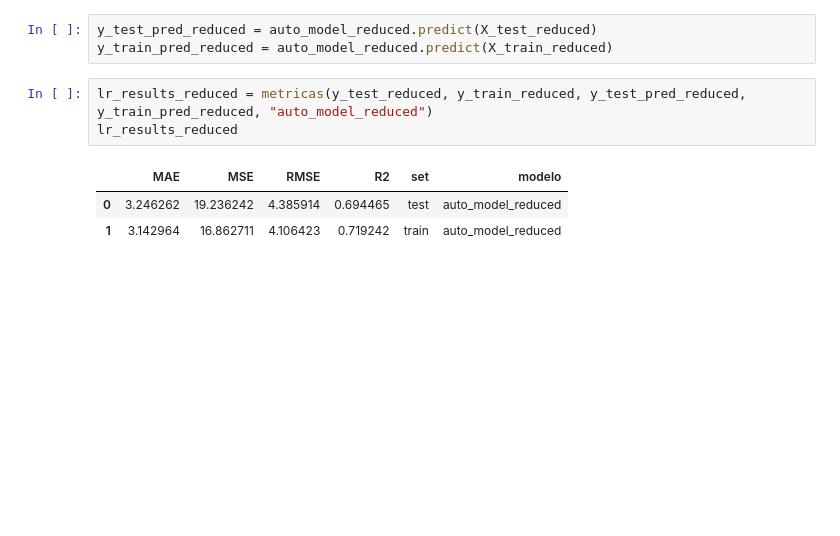
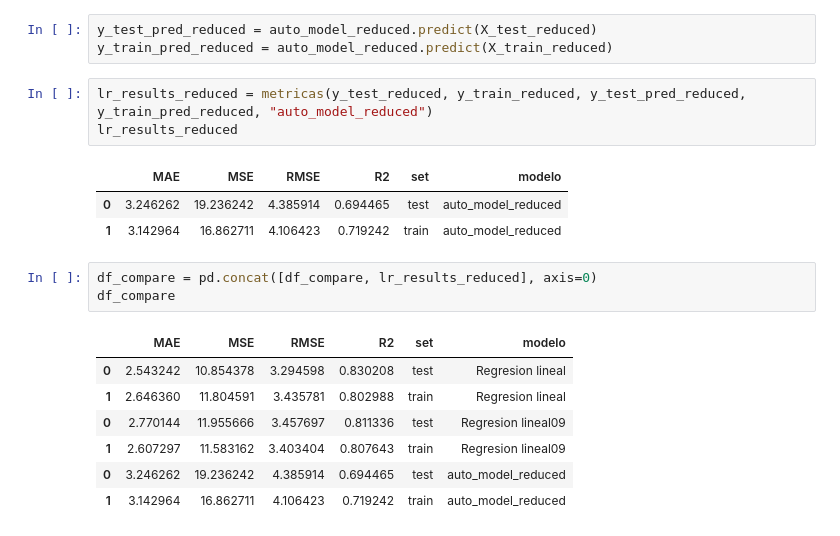
Before and after one commit to Ironhack-Part-Time-Enero2022/lab-intro-to-sklearn, a Jupyter notebook: your-code/main.ipynb, the cells around one changed output. Saved outputs shown, nothing was run; the diff lists cells and outputs as text; blank space fills up the shorter version.

```diff
--- a/your-code/main.ipynb
+++ b/your-code/main.ipynb
@@ -427,3 +427,14 @@ lr_results_reduced
 |  | MAE | MSE | RMSE | R2 | set | modelo |
 | 0 | 3.246262 | 19.236242 | 4.385914 | 0.694465 | test | auto_model_reduced |
 | 1 | 3.142964 | 16.862711 | 4.106423 | 0.719242 | train | auto_model_reduced |
+# %%
+df_compare = pd.concat([df_compare, lr_results_reduced], axis=0)
+df_compare
+# %% [output]
+|  | MAE | MSE | RMSE | R2 | set | modelo |
+| 0 | 2.543242 | 10.854378 | 3.294598 | 0.830208 | test | Regresion lineal |
+| 1 | 2.646360 | 11.804591 | 3.435781 | 0.802988 | train | Regresion lineal |
+| 0 | 2.770144 | 11.955666 | 3.457697 | 0.811336 | test | Regresion lineal09 |
+| 1 | 2.607297 | 11.583162 | 3.403404 | 0.807643 | train | Regresion lineal09 |
+| 0 | 3.246262 | 19.236242 | 4.385914 | 0.694465 | test | auto_model_reduced |
+| 1 | 3.142964 | 16.862711 | 4.106423 | 0.719242 | train | auto_model_reduced |
```
